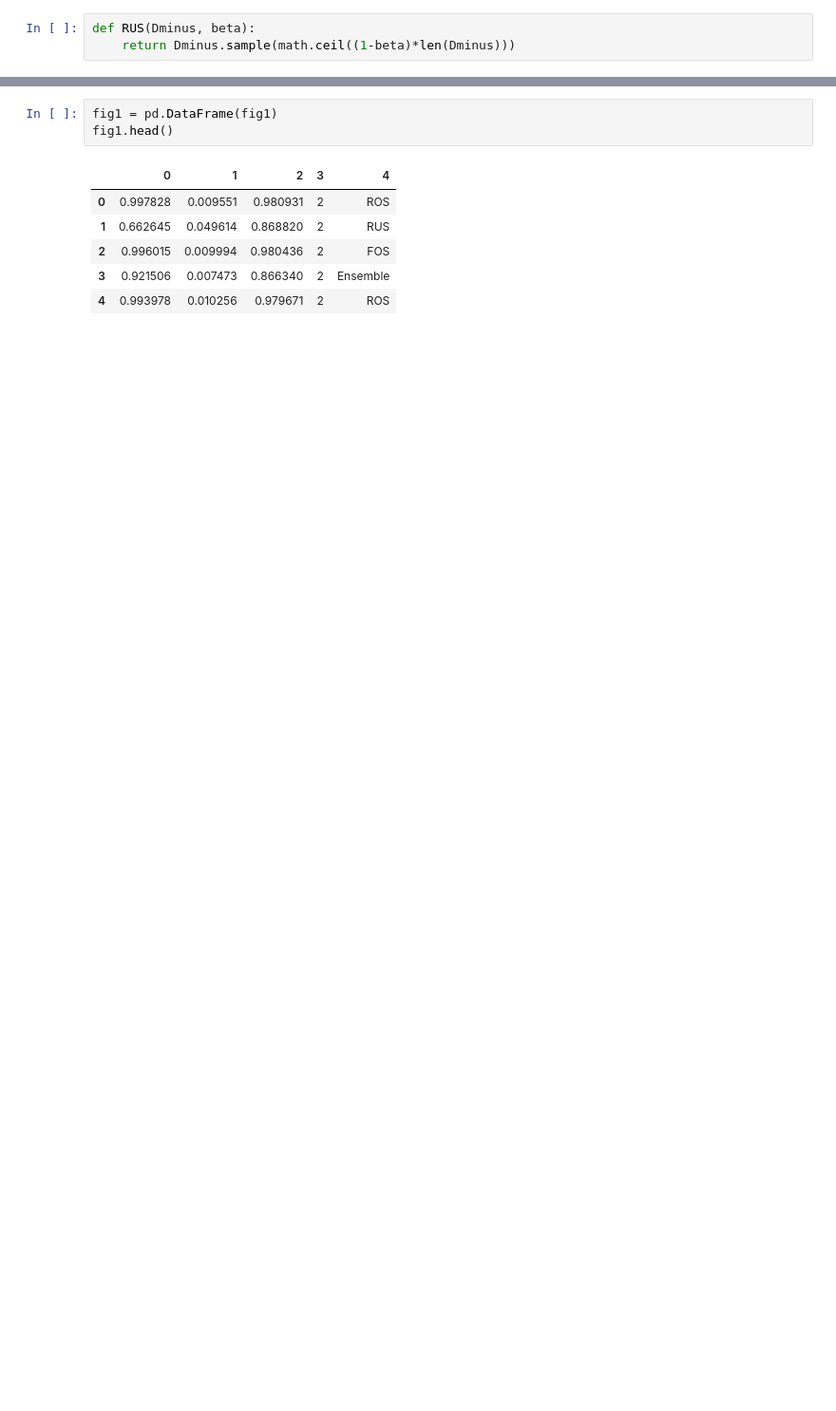
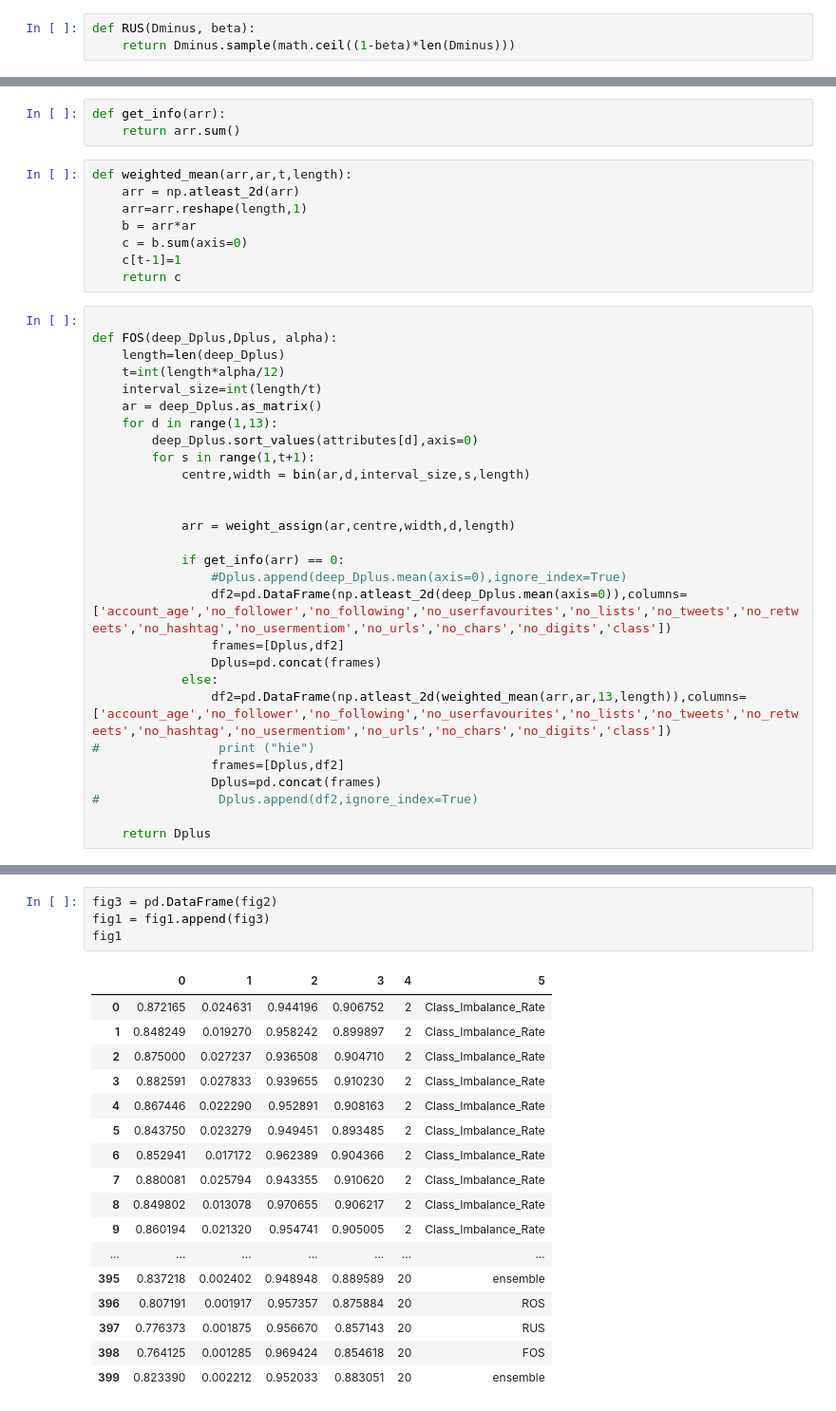
Before and after one commit to sairahul1526/Notebooks, a Jupyter notebook: DM Twitter spam detection.ipynb, the cells around one changed output, grey strips where cells are left out. Shown at 95% size. Saved outputs shown, nothing was run; the diff lists cells and outputs as text; blank space fills up the shorter version.

```diff
--- a/DM Twitter spam detection.ipynb
+++ b/DM Twitter spam detection.ipynb
@@ -168,0 +221,39 @@ def predictEnsemble(ros, rus, fos):
+# %%
+def get_info(arr):
+    return arr.sum()
+# %%
+def weighted_mean(arr,ar,t,length):
+    arr = np.atleast_2d(arr)
+    arr=arr.reshape(length,1)
+    b = arr*ar
+    c = b.sum(axis=0)
+    c[t-1]=1
+    return c
+# %%
+
+def FOS(deep_Dplus,Dplus, alpha):
+    length=len(deep_Dplus)
+    t=int(length*alpha/12)
+    interval_size=int(length/t)
+    ar = deep_Dplus.as_matrix()
+    for d in range(1,13):
+        deep_Dplus.sort_values(attributes[d],axis=0)
+        for s in range(1,t+1):
+            centre,width = bin(ar,d,interval_size,s,length)
+
+
+            arr = weight_assign(ar,centre,width,d,length)
+
+            if get_info(arr) == 0:
+                #Dplus.append(deep_Dplus.mean(axis=0),ignore_index=True)
+                df2=pd.DataFrame(np.atleast_2d(deep_Dplus.mean(axis=0)),columns=['account_age','no_follower','no_following','no_userfavourites','no_lists','no_tweets','no_retweets','no_hashtag','no_usermentiom','no_urls','no_chars','no_digits','class'])
+                frames=[Dplus,df2]
+                Dplus=pd.concat(frames)
+            else:
+                df2=pd.DataFrame(np.atleast_2d(weighted_mean(arr,ar,13,length)),columns=['account_age','no_follower','no_following','no_userfavourites','no_lists','no_tweets','no_retweets','no_hashtag','no_usermentiom','no_urls','no_chars','no_digits','class'])
+#                print ("hie")
+                frames=[Dplus,df2]
+                Dplus=pd.concat(frames)
+#                Dplus.append(df2,ignore_index=True)
+
+    return Dplus
@@ -265,11 +400,23 @@ Name: class, dtype: int64
 Name: class, dtype: int64
 # %%
-fig1 = pd.DataFrame(fig1)
-fig1.head()
+fig3 = pd.DataFrame(fig2)
+fig1 = fig1.append(fig3)
+fig1
 # %% [output]
-|  | 0 | 1 | 2 | 3 | 4 |
-| 0 | 0.997828 | 0.009551 | 0.980931 | 2 | ROS |
-| 1 | 0.662645 | 0.049614 | 0.868820 | 2 | RUS |
-| 2 | 0.996015 | 0.009994 | 0.980436 | 2 | FOS |
-| 3 | 0.921506 | 0.007473 | 0.866340 | 2 | Ensemble |
-| 4 | 0.993978 | 0.010256 | 0.979671 | 2 | ROS |
+|  | 0 | 1 | 2 | 3 | 4 | 5 |
+| 0 | 0.872165 | 0.024631 | 0.944196 | 0.906752 | 2 | Class_Imbalance_Rate |
+| 1 | 0.848249 | 0.019270 | 0.958242 | 0.899897 | 2 | Class_Imbalance_Rate |
+| 2 | 0.875000 | 0.027237 | 0.936508 | 0.904710 | 2 | Class_Imbalance_Rate |
+| 3 | 0.882591 | 0.027833 | 0.939655 | 0.910230 | 2 | Class_Imbalance_Rate |
+| 4 | 0.867446 | 0.022290 | 0.952891 | 0.908163 | 2 | Class_Imbalance_Rate |
+| 5 | 0.843750 | 0.023279 | 0.949451 | 0.893485 | 2 | Class_Imbalance_Rate |
+| 6 | 0.852941 | 0.017172 | 0.962389 | 0.904366 | 2 | Class_Imbalance_Rate |
+| 7 | 0.880081 | 0.025794 | 0.943355 | 0.910620 | 2 | Class_Imbalance_Rate |
+| 8 | 0.849802 | 0.013078 | 0.970655 | 0.906217 | 2 | Class_Imbalance_Rate |
+| 9 | 0.860194 | 0.021320 | 0.954741 | 0.905005 | 2 | Class_Imbalance_Rate |
+| ... | ... | ... | ... | ... | ... | ... |
+| 395 | 0.837218 | 0.002402 | 0.948948 | 0.889589 | 20 | ensemble |
+| 396 | 0.807191 | 0.001917 | 0.957357 | 0.875884 | 20 | ROS |
+| 397 | 0.776373 | 0.001875 | 0.956670 | 0.857143 | 20 | RUS |
+| 398 | 0.764125 | 0.001285 | 0.969424 | 0.854618 | 20 | FOS |
+| 399 | 0.823390 | 0.002212 | 0.952033 | 0.883051 | 20 | ensemble |
```
Also changed, not shown: parts of 41 cells of this notebook.
